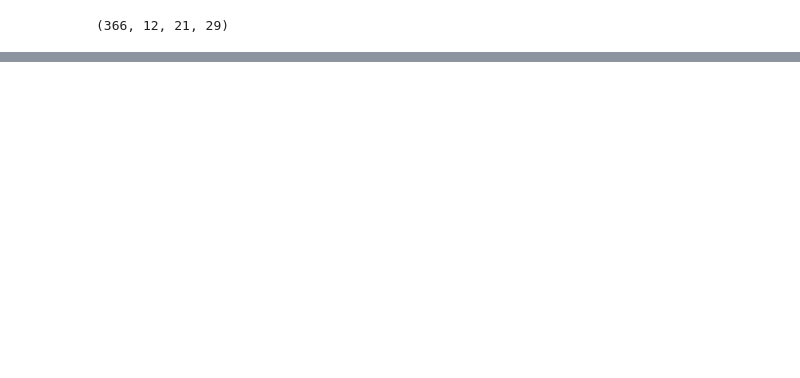
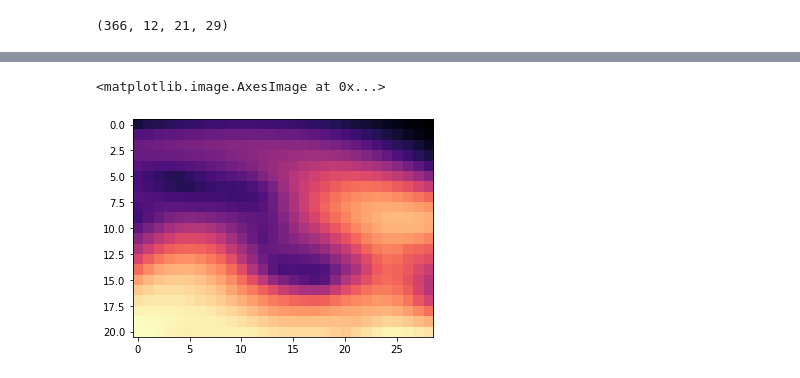
Before and after one commit to WhiffleFish/Weather, a Jupyter notebook: Job3/PreProcessing.ipynb, the cells around one changed output, grey strips where cells are left out. Saved outputs shown, nothing was run; the diff lists cells and outputs as text; code cells hidden in the pictures; blank space fills up the shorter version.

```diff
--- a/Job3/PreProcessing.ipynb
+++ b/Job3/PreProcessing.ipynb
@@ -137,0 +143,5 @@ plt.contour(hgts[day-1,level-1])
+# %%
+plt.imshow(hgts[day-1,level-1],cmap='magma')
+# %% [output]
+<matplotlib.image.AxesImage at 0x...>
+[figure, added]
```
Also changed, not shown: parts of 2 cells of this notebook, 3 other files.
